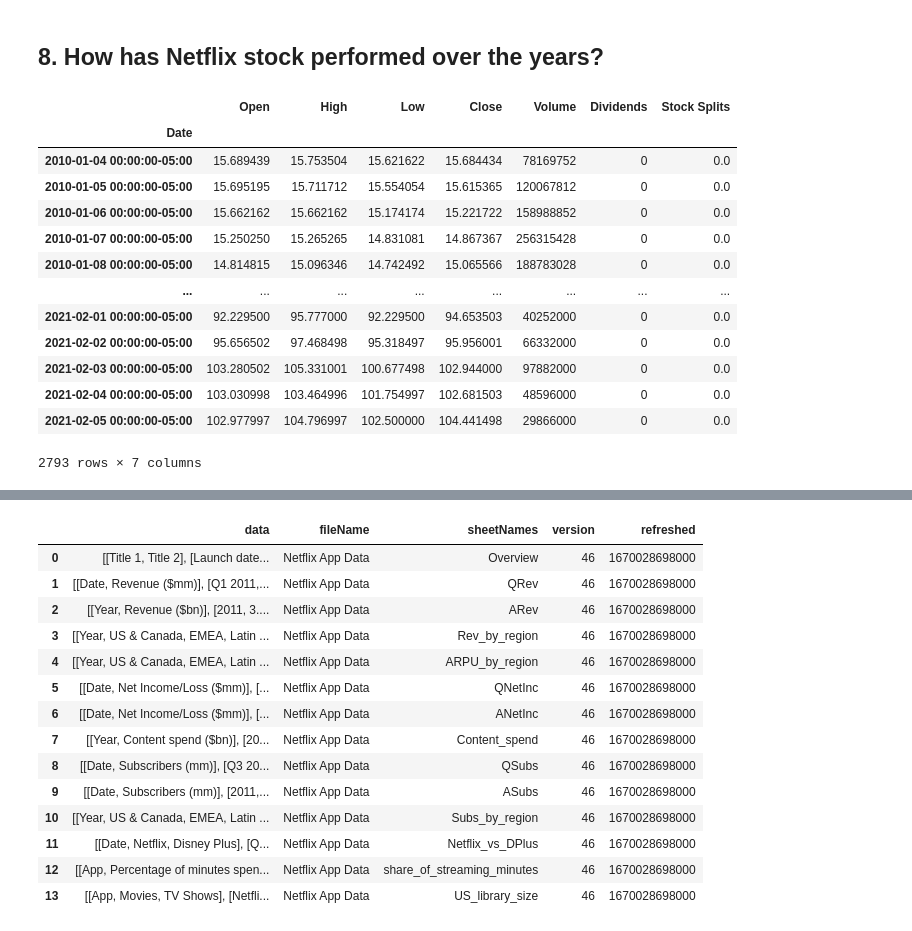
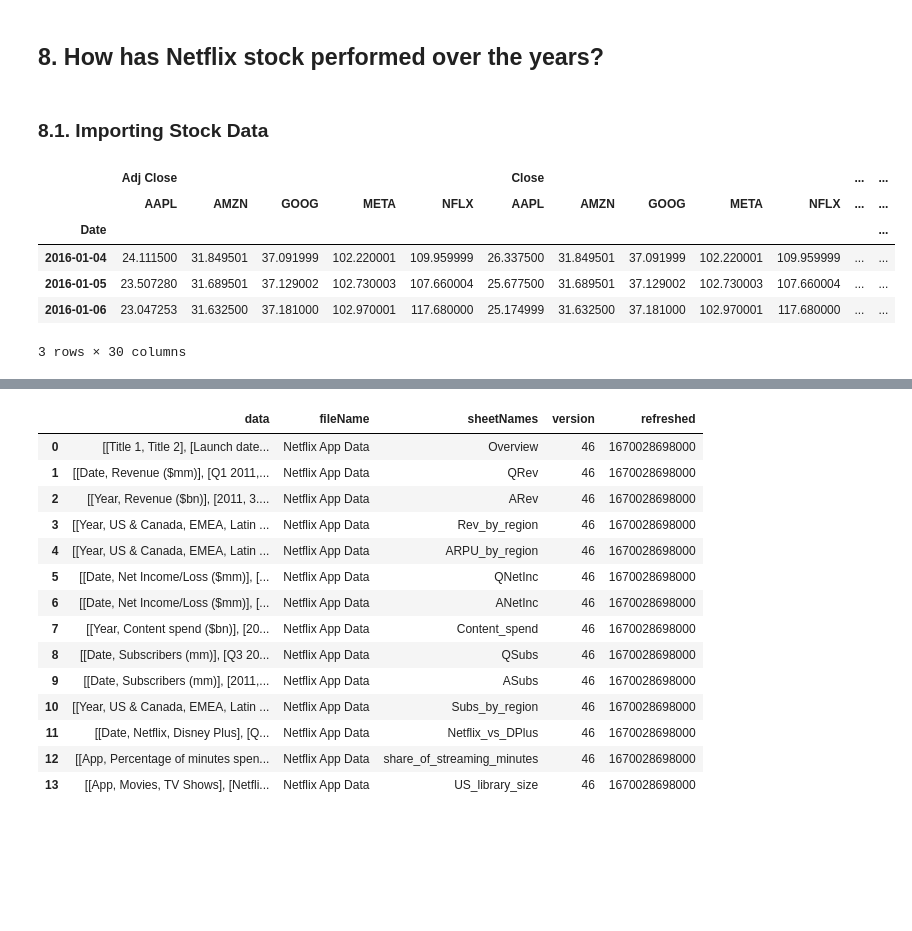
Before and after one commit to bhagirathbhard/Analysis-Netflix-Content-Library, a Jupyter notebook: A7-Netflix-Content-Analysis.ipynb, the cells around one changed output, grey strips where cells are left out. Drawn from its saved outputs; the diff is of its cells as text; code cells hidden in the pictures; blank space fills up the shorter version.

```diff
--- a/A7-Netflix-Content-Analysis.ipynb
+++ b/A7-Netflix-Content-Analysis.ipynb
@@ -1550,6 +1550,8 @@ After our analysis of the Netflix dataset, we have identified the following ques
 * How has Netflix performed in comparison to its competitor such as Disney+?
 # %% [markdown]
 ## 8. How has Netflix stock performed over the years?
+# %% [markdown]
+### 8.1. Importing Stock Data
 # %%
 #Installing yfinance to get stock data
 !pip install yfinance
@@ -1561,33 +1561,12 @@ from sklearn.preprocessing import StandardScaler
 # %%
 #Use yfinance to get FAANG stock data over the past 5 years and store it in a dataframe
-faang = yf.download('META AMZN NFLX GOOG AAPL', start='2016-01-01', end='2021-01-01', progress=False)
-f
+faang = yf.download('META AMZN NFLX GOOG AAPL', start='2016-01-01', end='2022-12-01', progress=False)
+faang.head(3)
+# %% [output]
+|  | Adj Close |  |  |  |  | Close |  |  |  |  | ... | ... |
+|  | AAPL | AMZN | GOOG | META | NFLX | AAPL | AMZN | GOOG | META | NFLX | ... | ... |
+| Date |  |  |  |  |  |  |  |  |  |  |  | ... |
+| 2016-01-04 | 24.111500 | 31.849501 | 37.091999 | 102.220001 | 109.959999 | 26.337500 | 31.849501 | 37.091999 | 102.220001 | 109.959999 | ... | ... |
+| 2016-01-05 | 23.507280 | 31.689501 | 37.129002 | 102.730003 | 107.660004 | 25.677500 | 31.689501 | 37.129002 | 102.730003 | 107.660004 | ... | ... |
+| 2016-01-06 | 23.047253 | 31.632500 | 37.181000 | 102.970001 | 117.680000 | 25.174999 | 31.632500 | 37.181000 | 102.970001 | 117.680000 | ... | ... |
+3 rows × 30 columns
-# %%
-import yfinance as yf
-
-#define the ticker symbol
-tickerSymbol = 'GOOGL'
-
-#get data on this ticker
-tickerData = yf.Ticker(tickerSymbol)
-
-#get the historical prices for this ticker
-googl = tickerData.history(period='1d', start='2010-1-1', end='2021-2-06')
-
-#see your data
-googl
-# %% [output]
-|  | Open | High | Low | Close | Volume | Dividends | Stock Splits |
-| Date |  |  |  |  |  |  |  |
-| 2010-01-04 00:00:00-05:00 | 15.689439 | 15.753504 | 15.621622 | 15.684434 | 78169752 | 0 | 0.0 |
-| 2010-01-05 00:00:00-05:00 | 15.695195 | 15.711712 | 15.554054 | 15.615365 | 120067812 | 0 | 0.0 |
-| 2010-01-06 00:00:00-05:00 | 15.662162 | 15.662162 | 15.174174 | 15.221722 | 158988852 | 0 | 0.0 |
-| 2010-01-07 00:00:00-05:00 | 15.250250 | 15.265265 | 14.831081 | 14.867367 | 256315428 | 0 | 0.0 |
-| 2010-01-08 00:00:00-05:00 | 14.814815 | 15.096346 | 14.742492 | 15.065566 | 188783028 | 0 | 0.0 |
-| ... | ... | ... | ... | ... | ... | ... | ... |
-| 2021-02-01 00:00:00-05:00 | 92.229500 | 95.777000 | 92.229500 | 94.653503 | 40252000 | 0 | 0.0 |
-| 2021-02-02 00:00:00-05:00 | 95.656502 | 97.468498 | 95.318497 | 95.956001 | 66332000 | 0 | 0.0 |
-| 2021-02-03 00:00:00-05:00 | 103.280502 | 105.331001 | 100.677498 | 102.944000 | 97882000 | 0 | 0.0 |
-| 2021-02-04 00:00:00-05:00 | 103.030998 | 103.464996 | 101.754997 | 102.681503 | 48596000 | 0 | 0.0 |
-| 2021-02-05 00:00:00-05:00 | 102.977997 | 104.796997 | 102.500000 | 104.441498 | 29866000 | 0 | 0.0 |
-2793 rows × 7 columns
```
Also changed, not shown: parts of 28 cells of this notebook.
